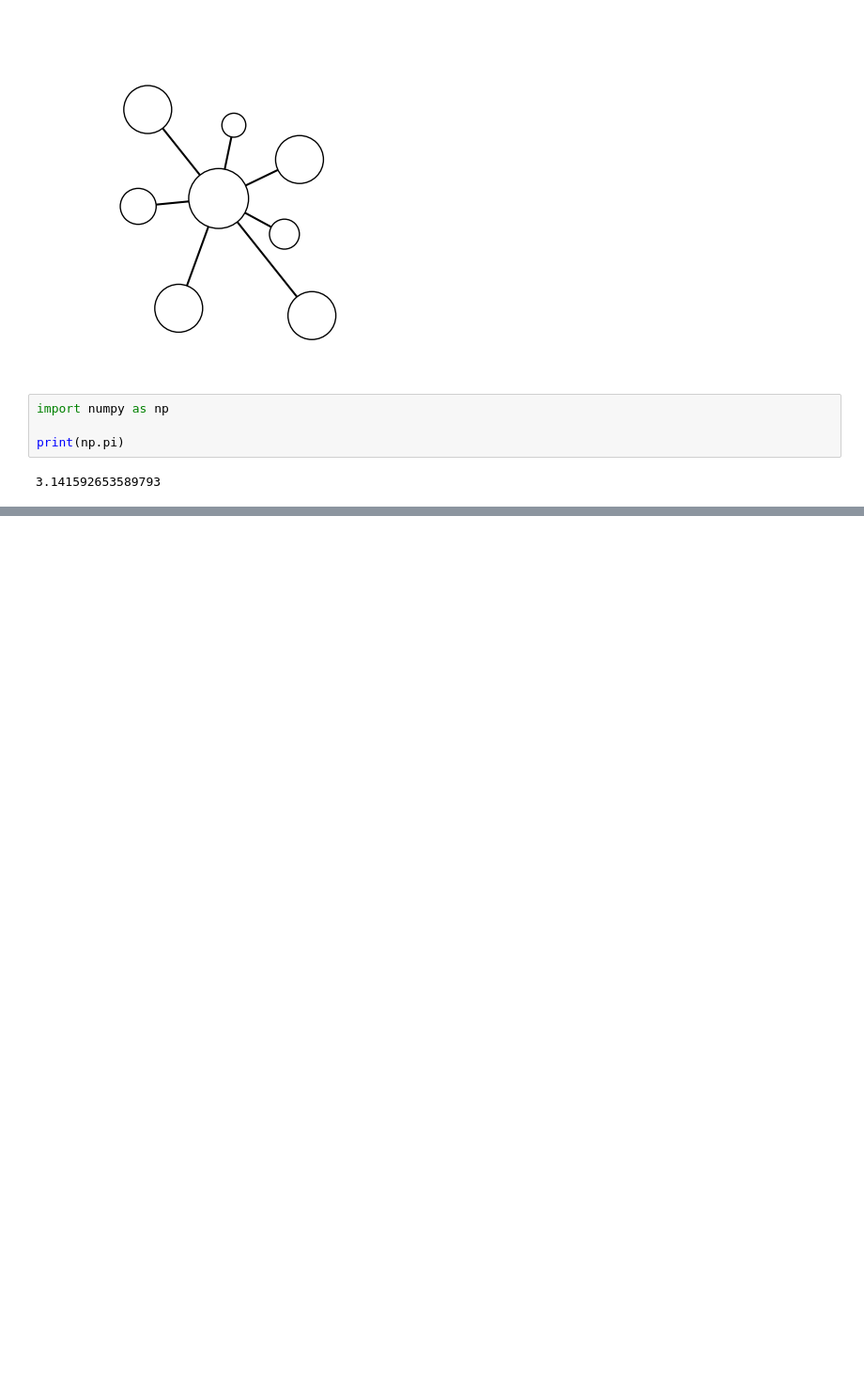
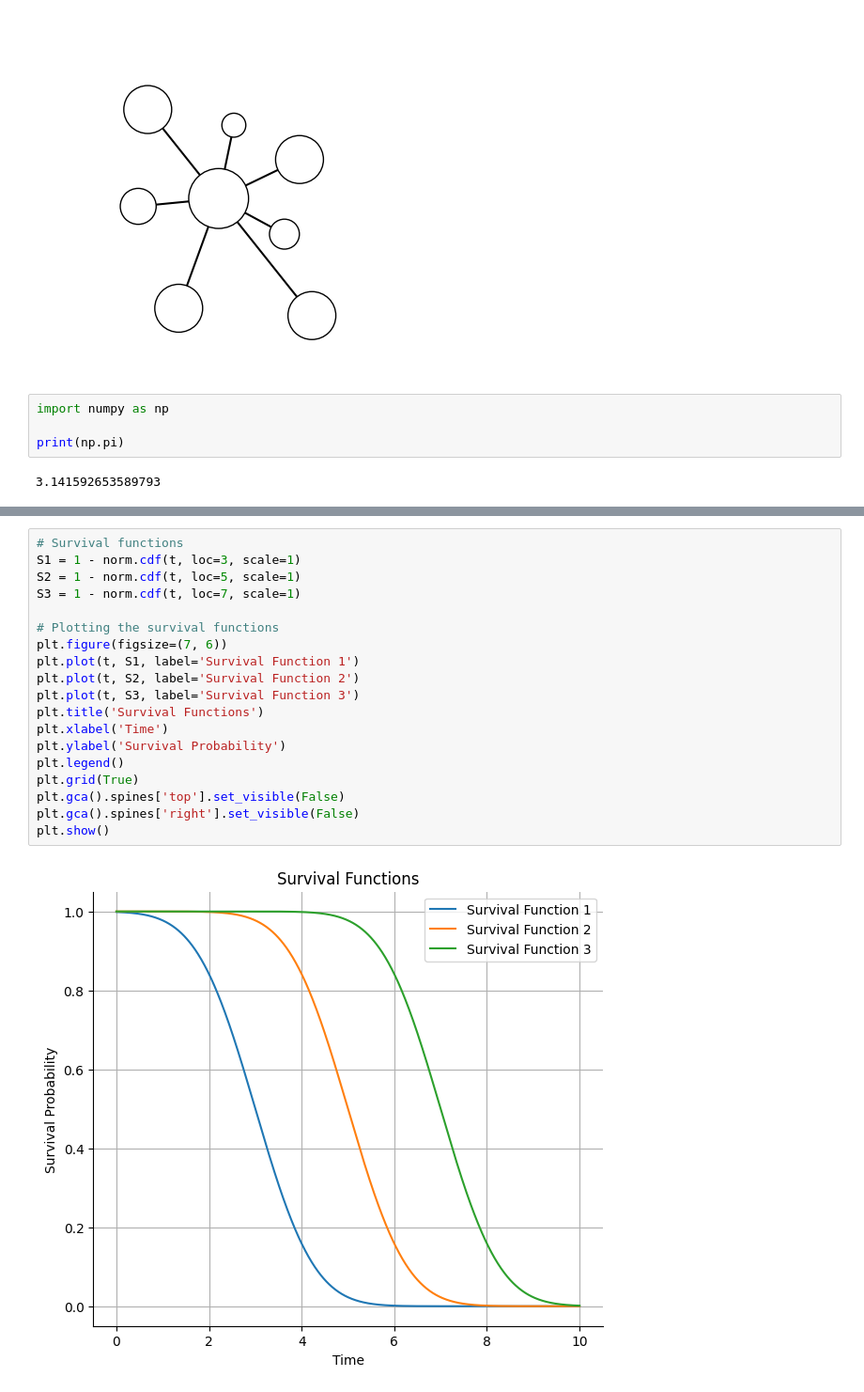
Before and after one commit to abikesa/workflow, a Jupyter notebook: _build/html/_sources/py.ipynb, the cells around one changed output, grey strips where cells are left out. Shown: that part at 94% size. Drawn from its saved outputs; the diff is of its cells as text; blank space fills up the shorter version.

```diff
--- a/_build/html/_sources/py.ipynb
+++ b/_build/html/_sources/py.ipynb
@@ -156,0 +204,21 @@ print(np.pi)
+# %%
+# Survival functions
+S1 = 1 - norm.cdf(t, loc=3, scale=1)
+S2 = 1 - norm.cdf(t, loc=5, scale=1)
+S3 = 1 - norm.cdf(t, loc=7, scale=1)
+
+# Plotting the survival functions
+plt.figure(figsize=(7, 6))
+plt.plot(t, S1, label='Survival Function 1')
+plt.plot(t, S2, label='Survival Function 2')
+plt.plot(t, S3, label='Survival Function 3')
+plt.title('Survival Functions')
+plt.xlabel('Time')
+plt.ylabel('Survival Probability')
+plt.legend()
+plt.grid(True)
+plt.gca().spines['top'].set_visible(False)
+plt.gca().spines['right'].set_visible(False)
+plt.show()
+# %% [output]
+[figure, added]
```
Also changed, not shown: parts of 5 cells of this notebook, 24 other files.
